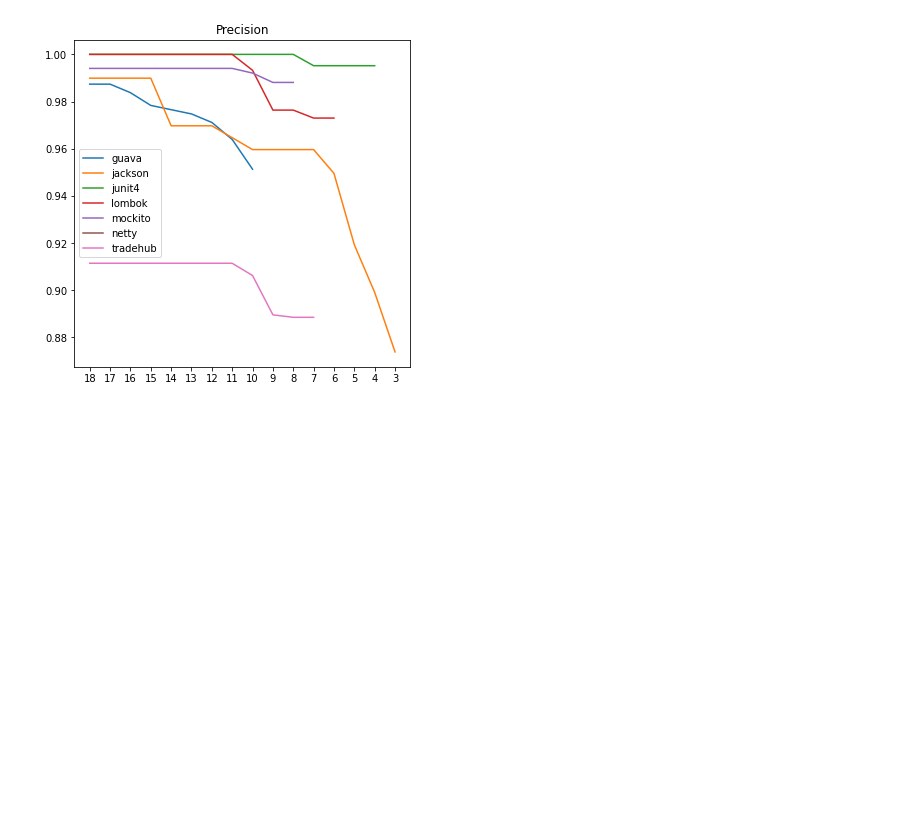
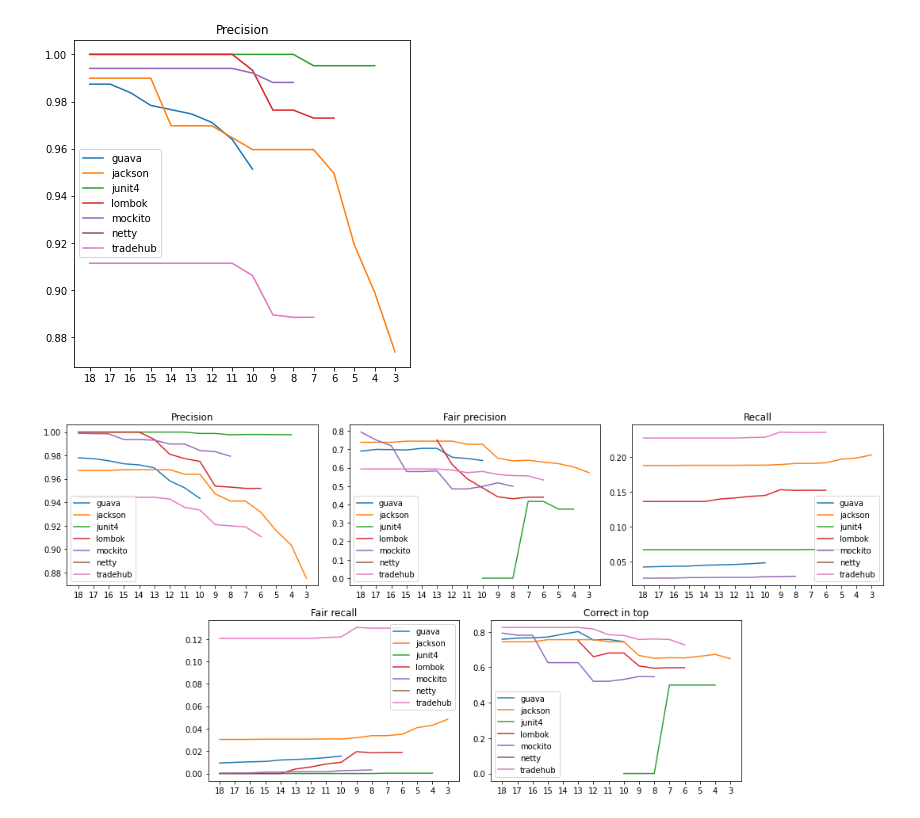
Before and after one commit to mrmegapolys/GitRules, a Jupyter notebook: notebooks/evaluation.ipynb, the cells around one changed output. Cells and saved outputs as stored; diff of their text form; code cells hidden in the pictures; blank space fills up the shorter version.

```diff
--- a/notebooks/evaluation.ipynb
+++ b/notebooks/evaluation.ipynb
@@ -140,3 +140,7 @@ plotPrevention('gen3_max8')
 plotFalseAlarm('gen3_max8')
 # %% [output]
 [figure]
+# %%
+plotNavigation('gen3_max5')
+# %% [output]
+[figure, added]
```
Also changed, not shown: parts of 2 cells of this notebook, 9 other files.
